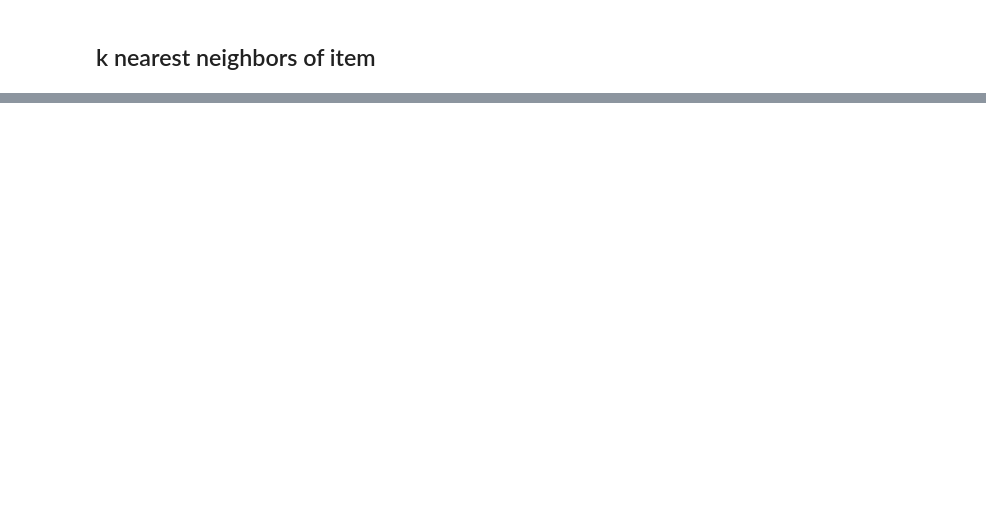
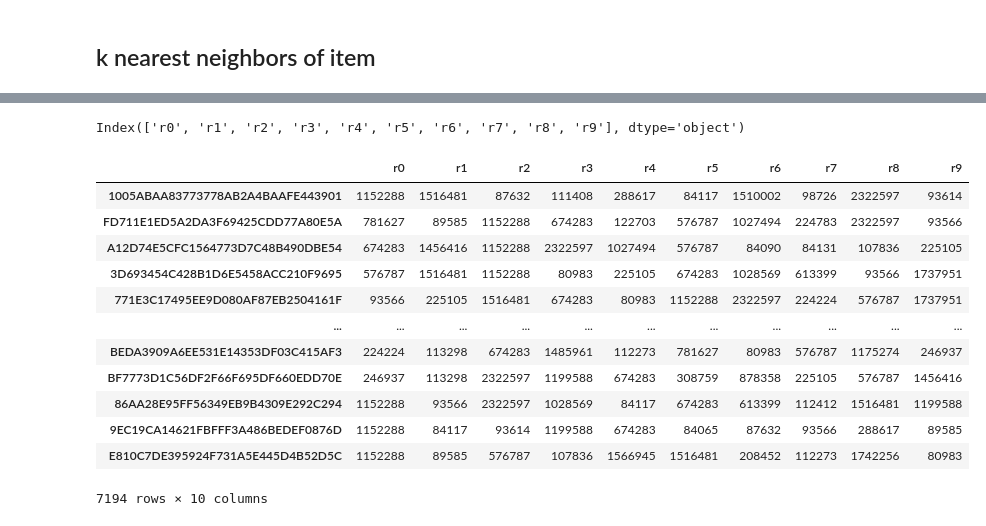
Before and after one commit to albasitdikova/Hotel_recommender_system, a Jupyter notebook: Recommendation_system.ipynb, the cells around one changed output, grey strips where cells are left out. Cells and saved outputs as stored; diff of their text form; code cells hidden in the pictures; blank space fills up the shorter version.

```diff
--- a/Recommendation_system.ipynb
+++ b/Recommendation_system.ipynb
@@ -706,0 +834,2 @@ for movie in toy_story_neighbors:
+# %%
+df_top_n = pd.DataFrame.from_dict(top_n, orient='index',columns=['r0','r1', 'r2', 'r3', 'r4', 'r5', 'r6', 'r7', 'r8', 'r9'])
@@ -706,0 +852,2 @@ for movie in toy_story_neighbors:
+# %%
+df_top_n.dropna(inplace=True)
@@ -706,0 +883,31 @@ for movie in toy_story_neighbors:
+# %%
+df_top_n.columns
+# %% [output]
+Index(['r0', 'r1', 'r2', 'r3', 'r4', 'r5', 'r6', 'r7', 'r8', 'r9'], dtype='object')
+# %%
+df_top_n['r0']=df_top_n.r0.map(lambda x: x[0])
+df_top_n['r1']=df_top_n.r1.map(lambda x: x[0])
+df_top_n['r2']=df_top_n.r2.map(lambda x: x[0])
+df_top_n['r3']=df_top_n.r3.map(lambda x: x[0])
+df_top_n['r4']=df_top_n.r4.map(lambda x: x[0])
+df_top_n['r5']=df_top_n.r5.map(lambda x: x[0])
+df_top_n['r6']=df_top_n.r6.map(lambda x: x[0])
+df_top_n['r7']=df_top_n.r7.map(lambda x: x[0])
+df_top_n['r8']=df_top_n.r8.map(lambda x: x[0])
+df_top_n['r9']=df_top_n.r9.map(lambda x: x[0])
+# %%
+df_top_n
+# %% [output]
+|  | r0 | r1 | r2 | r3 | r4 | r5 | r6 | r7 | r8 | r9 |
+| 1005ABAA83773778AB2A4BAAFE443901 | 1152288 | 1516481 | 87632 | 111408 | 288617 | 84117 | 1510002 | 98726 | 2322597 | 93614 |
+| FD711E1ED5A2DA3F69425CDD77A80E5A | 781627 | 89585 | 1152288 | 674283 | 122703 | 576787 | 1027494 | 224783 | 2322597 | 93566 |
+| A12D74E5CFC1564773D7C48B490DBE54 | 674283 | 1456416 | 1152288 | 2322597 | 1027494 | 576787 | 84090 | 84131 | 107836 | 225105 |
+| 3D693454C428B1D6E5458ACC210F9695 | 576787 | 1516481 | 1152288 | 80983 | 225105 | 674283 | 1028569 | 613399 | 93566 | 1737951 |
+| 771E3C17495EE9D080AF87EB2504161F | 93566 | 225105 | 1516481 | 674283 | 80983 | 1152288 | 2322597 | 224224 | 576787 | 1737951 |
+| ... | ... | ... | ... | ... | ... | ... | ... | ... | ... | ... |
+| BEDA3909A6EE531E14353DF03C415AF3 | 224224 | 113298 | 674283 | 1485961 | 112273 | 781627 | 80983 | 576787 | 1175274 | 246937 |
+| BF7773D1C56DF2F66F695DF660EDD70E | 246937 | 113298 | 2322597 | 1199588 | 674283 | 308759 | 878358 | 225105 | 576787 | 1456416 |
+| 86AA28E95FF56349EB9B4309E292C294 | 1152288 | 93566 | 2322597 | 1028569 | 84117 | 674283 | 613399 | 112412 | 1516481 | 1199588 |
+| 9EC19CA14621FBFFF3A486BEDEF0876D | 1152288 | 84117 | 93614 | 1199588 | 674283 | 84065 | 87632 | 93566 | 288617 | 89585 |
+| E810C7DE395924F731A5E445D4B52D5C | 1152288 | 89585 | 576787 | 107836 | 1566945 | 1516481 | 208452 | 112273 | 1742256 | 80983 |
+7194 rows × 10 columns
```
Also changed, not shown: parts of 77 cells of this notebook.
